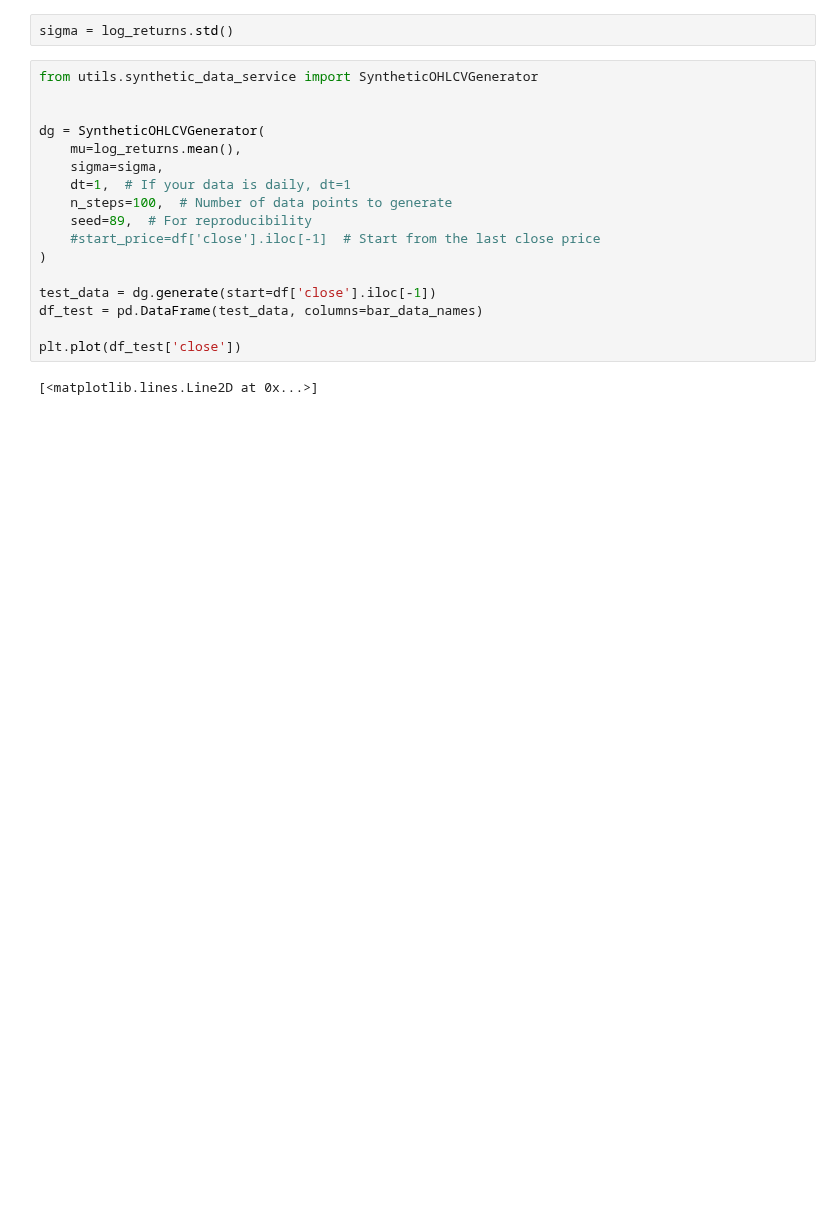
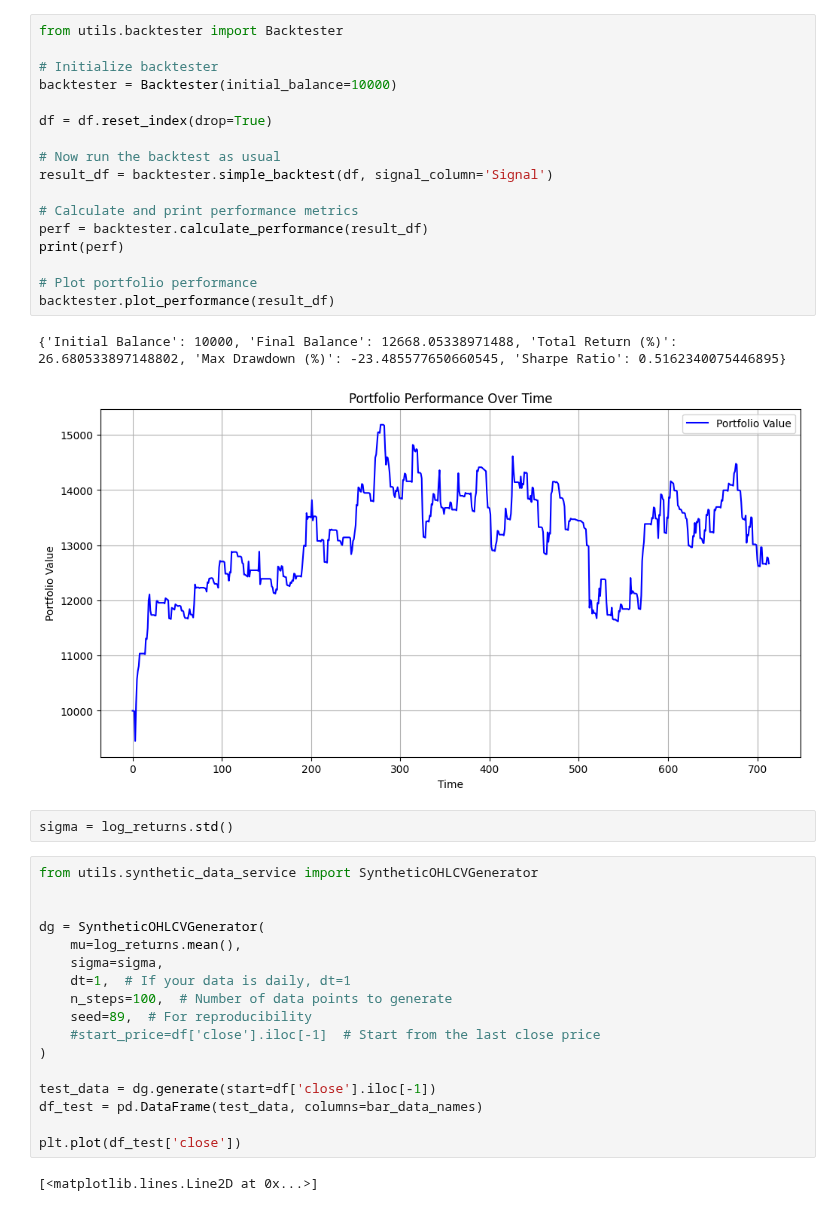
Before and after one commit to nickwilliamsdev/treetrader, a Jupyter notebook: kraken_playground.ipynb, the cells around one changed output. Cells and saved outputs as stored; diff of their text form; blank space fills up the shorter version.

```diff
--- a/kraken_playground.ipynb
+++ b/kraken_playground.ipynb
@@ -81,3 +107,23 @@ Mean: -0.0011495492194632958
+# %%
+from utils.backtester import Backtester
+
+# Initialize backtester
+backtester = Backtester(initial_balance=10000)
+
+df = df.reset_index(drop=True)
+
+# Now run the backtest as usual
+result_df = backtester.simple_backtest(df, signal_column='Signal')
+
+# Calculate and print performance metrics
+perf = backtester.calculate_performance(result_df)
+print(perf)
+
+# Plot portfolio performance
+backtester.plot_performance(result_df)
+# %% [output]
+{'Initial Balance': 10000, 'Final Balance': 12668.05338971488, 'Total Return (%)': 26.680533897148802, 'Max Drawdown (%)': -23.485577650660545, 'Sharpe Ratio': 0.5162340075446895}
+[figure, added]
 # %%
 sigma = log_returns.std()
 # %%
```
Also changed, not shown: parts of 9 cells of this notebook, 4 other files.
